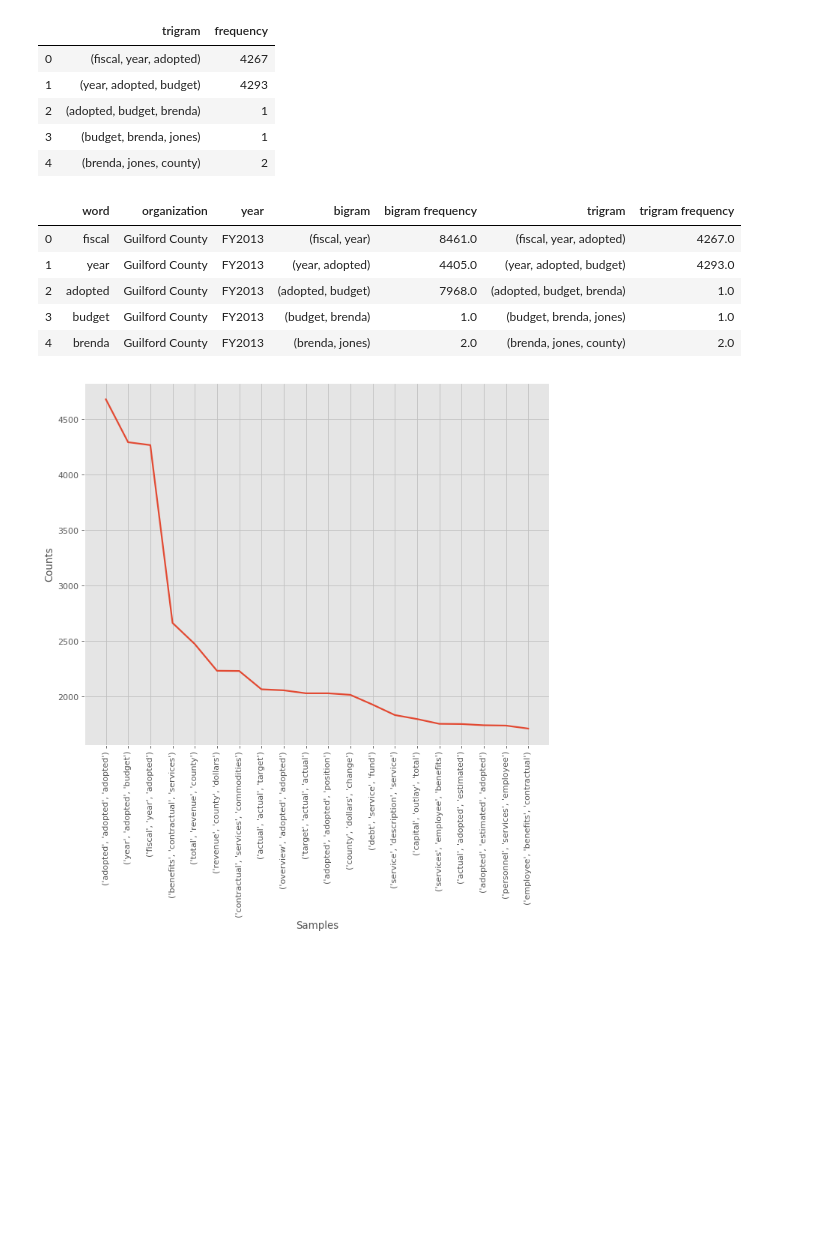
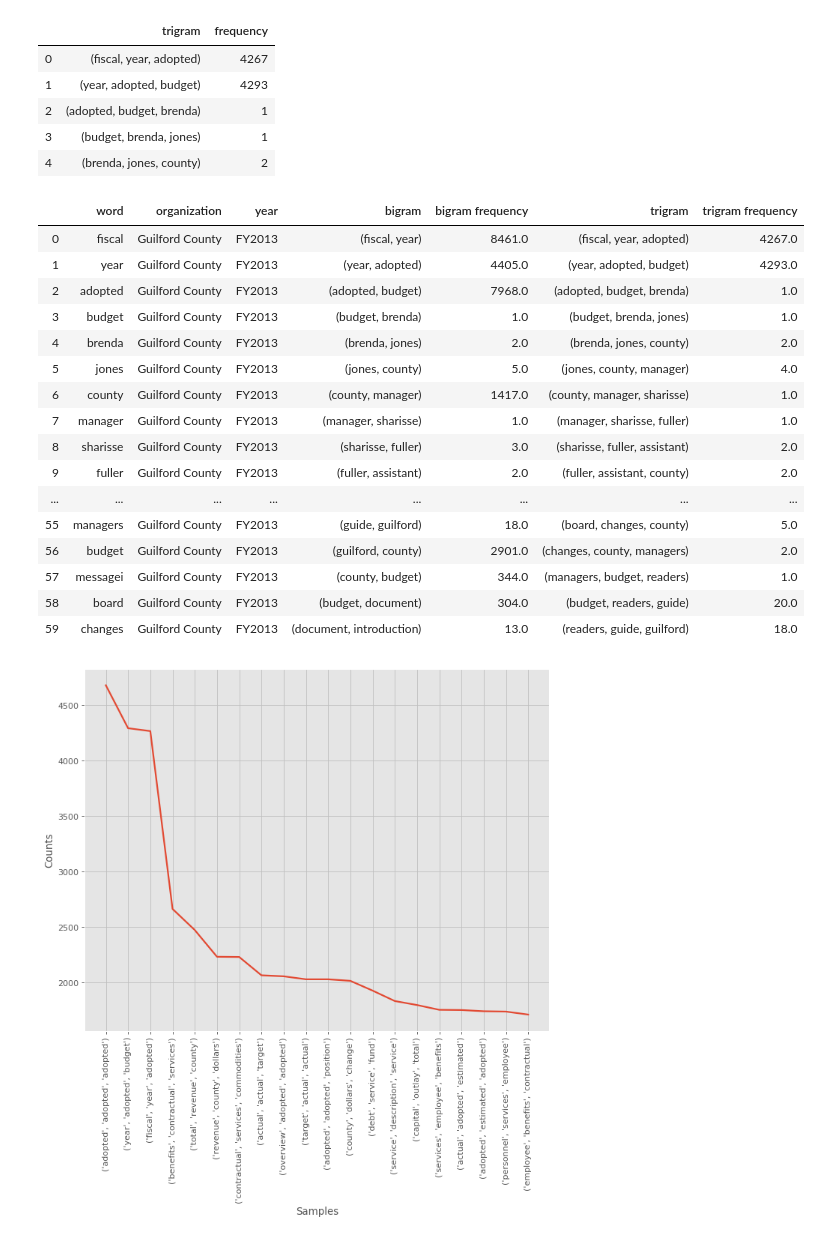
Before and after one commit to UNCG-CSE/Budget_Text_Analysis, a Jupyter notebook: src/StatisticalTextAnalysis/Statistical-Text-Analysis.ipynb, the cells around one changed output. Saved outputs shown, nothing was run; the diff lists cells and outputs as text; code cells hidden in the pictures; blank space fills up the shorter version.

```diff
--- a/src/StatisticalTextAnalysis/Statistical-Text-Analysis.ipynb
+++ b/src/StatisticalTextAnalysis/Statistical-Text-Analysis.ipynb
@@ -134,14 +134,25 @@ tgs_fdist_df.head()
 # %%
 df['trigram'] = tgs_fdist_df['trigram']
 df['trigram frequency'] = tgs_fdist_df['frequency']
-df.head()
+df.head(60)
 # %% [output]
 |  | word | organization | year | bigram | bigram frequency | trigram | trigram frequency |
 | 0 | fiscal | Guilford County | FY2013 | (fiscal, year) | 8461.0 | (fiscal, year, adopted) | 4267.0 |
 | 1 | year | Guilford County | FY2013 | (year, adopted) | 4405.0 | (year, adopted, budget) | 4293.0 |
 | 2 | adopted | Guilford County | FY2013 | (adopted, budget) | 7968.0 | (adopted, budget, brenda) | 1.0 |
 | 3 | budget | Guilford County | FY2013 | (budget, brenda) | 1.0 | (budget, brenda, jones) | 1.0 |
 | 4 | brenda | Guilford County | FY2013 | (brenda, jones) | 2.0 | (brenda, jones, county) | 2.0 |
+| 5 | jones | Guilford County | FY2013 | (jones, county) | 5.0 | (jones, county, manager) | 4.0 |
+| 6 | county | Guilford County | FY2013 | (county, manager) | 1417.0 | (county, manager, sharisse) | 1.0 |
+| 7 | manager | Guilford County | FY2013 | (manager, sharisse) | 1.0 | (manager, sharisse, fuller) | 1.0 |
+| 8 | sharisse | Guilford County | FY2013 | (sharisse, fuller) | 3.0 | (sharisse, fuller, assistant) | 2.0 |
+| 9 | fuller | Guilford County | FY2013 | (fuller, assistant) | 2.0 | (fuller, assistant, county) | 2.0 |
+| ... | ... | ... | ... | ... | ... | ... | ... |
+| 55 | managers | Guilford County | FY2013 | (guide, guilford) | 18.0 | (board, changes, county) | 5.0 |
+| 56 | budget | Guilford County | FY2013 | (guilford, county) | 2901.0 | (changes, county, managers) | 2.0 |
+| 57 | messagei | Guilford County | FY2013 | (county, budget) | 344.0 | (managers, budget, readers) | 1.0 |
+| 58 | board | Guilford County | FY2013 | (budget, document) | 304.0 | (budget, readers, guide) | 20.0 |
+| 59 | changes | Guilford County | FY2013 | (document, introduction) | 13.0 | (readers, guide, guilford) | 18.0 |
 # %%
 figure(num=None, figsize=(10, 8), dpi=80, facecolor='w', edgecolor='k')
 tgs_fdist.plot(20, cumulative=False)
```
Also changed, not shown: parts of 8 cells of this notebook.
